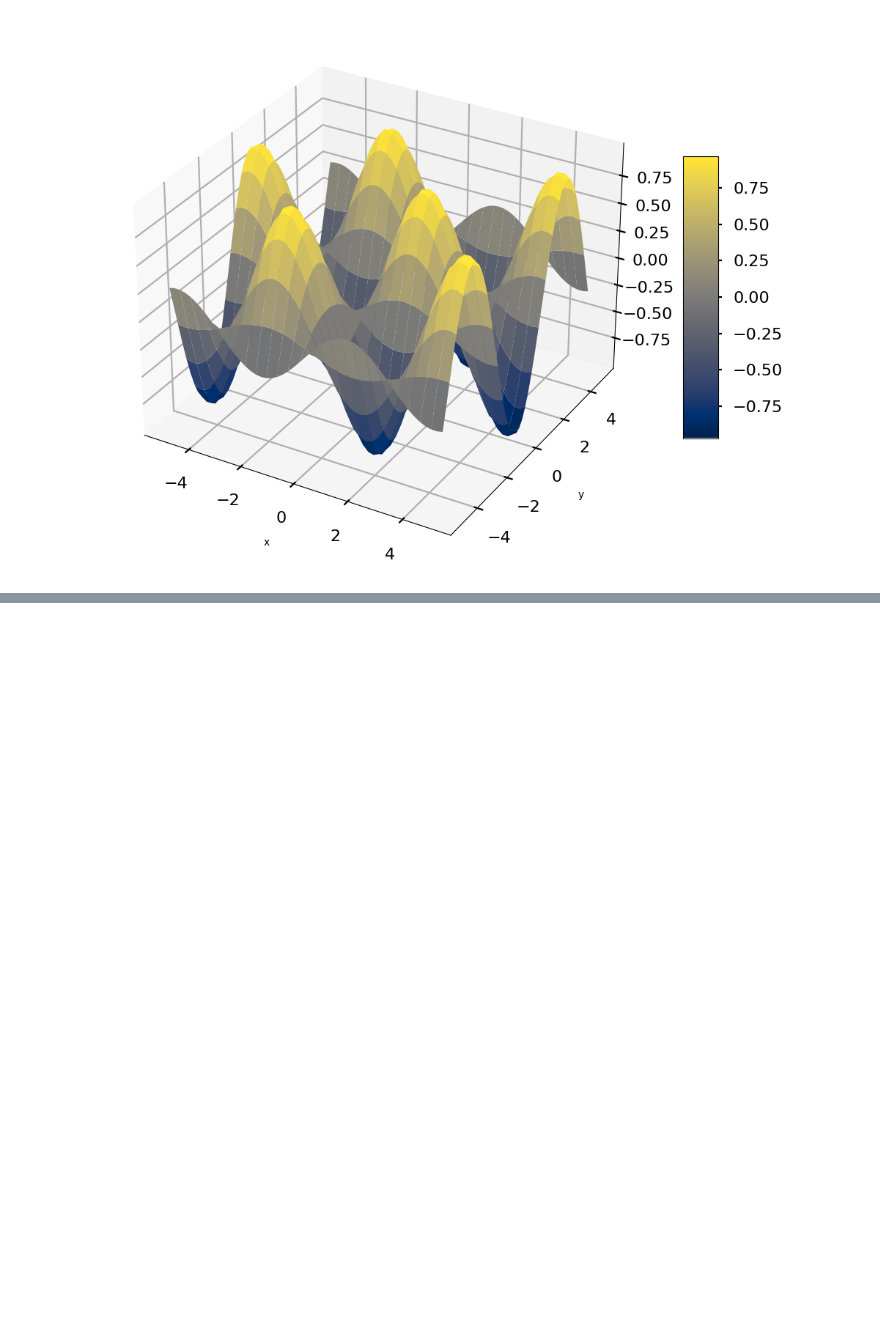
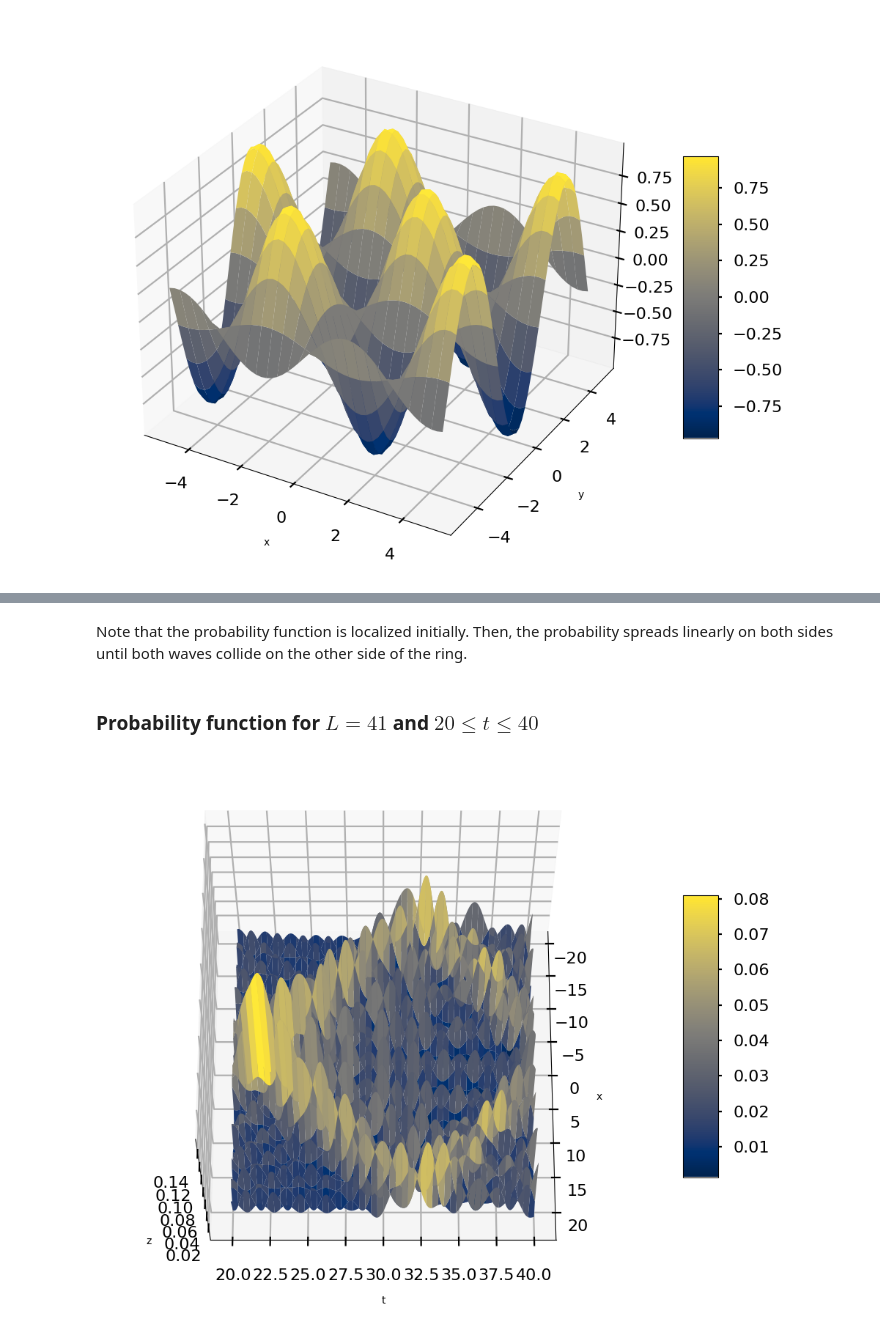
Before and after one commit to asaenz16/First-try, a Jupyter notebook: notebooks/Tryout3Dplot.ipynb, the cells around one changed output, grey strips where cells are left out. Cells and saved outputs as stored; diff of their text form; code cells hidden in the pictures; blank space fills up the shorter version.

```diff
--- a/notebooks/Tryout3Dplot.ipynb
+++ b/notebooks/Tryout3Dplot.ipynb
@@ -35,0 +110,32 @@ plt.show()
+# %% [markdown]
+Note that the probability function is localized initially. Then, the probability spreads linearly on both sides until both waves collide on the other side of the ring.
+# %% [markdown]
+### Probability function for $L=41$ and $20 \leq t \leq 40$
+# %%
+fig = plt.figure(figsize = (12,10))
+ax = plt.axes(projection='3d')
+
+l = 20
+
+x = np.arange(-l+1, l+2, 1)
+t = np.arange(l, 2*l, 0.01)
+
+
+X, T = np.meshgrid(x, t)
+Z = prob_fun(X, T, 2*l +1, 1)
+
+surf = ax.plot_surface(X, T, Z, cmap = plt.cm.cividis)
+
+# Set axes label
+ax.set_xlabel('x', labelpad=20)
+ax.set_ylabel('t', labelpad=20)
+ax.set_zlabel('z', labelpad=20)
+
+fig.colorbar(surf, shrink=0.5, aspect=8)
+
+
+ax.view_init(65, 0)
+
+plt.show()
+# %% [output]
+[figure, added]
```
Also changed, not shown: parts of 16 cells of this notebook.
